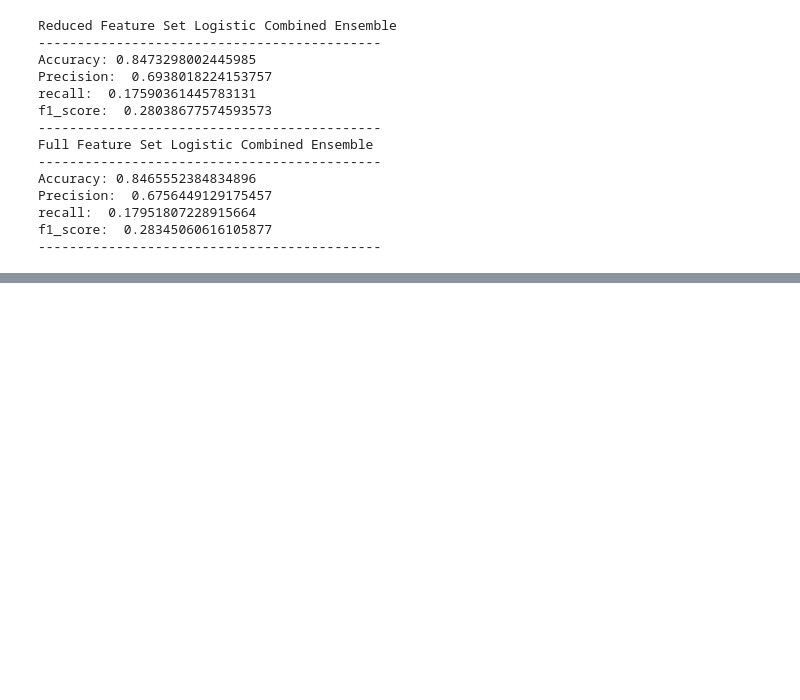
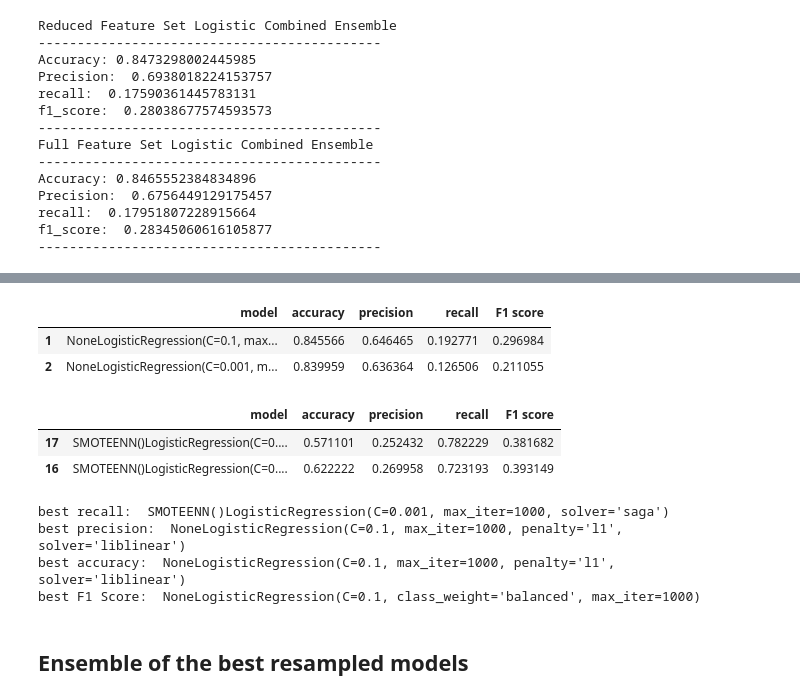
Before and after one commit to gracelovesyah/ml-and-health-predict-mortality-rate, a Jupyter notebook: notebook/4_logisticRegressionOpt.ipynb, the cells around one changed output, grey strips where cells are left out. Cells and saved outputs as stored; diff of their text form; code cells hidden in the pictures; blank space fills up the shorter version.

```diff
--- a/notebook/4_logisticRegressionOpt.ipynb
+++ b/notebook/4_logisticRegressionOpt.ipynb
@@ -314,0 +415,24 @@ f1_score:  0.28345060616105877
+# %%
+sample_comparison_DF.sort_values(by=['precision'], ascending=False).head(2)
+# %% [output]
+|  | model | accuracy | precision | recall | F1 score |
+| 1 | NoneLogisticRegression(C=0.1, max... | 0.845566 | 0.646465 | 0.192771 | 0.296984 |
+| 2 | NoneLogisticRegression(C=0.001, m... | 0.839959 | 0.636364 | 0.126506 | 0.211055 |
+# %%
+sample_comparison_DF.sort_values(by=['recall'], ascending=False).head(2)
+# %% [output]
+|  | model | accuracy | precision | recall | F1 score |
+| 17 | SMOTEENN()LogisticRegression(C=0.... | 0.571101 | 0.252432 | 0.782229 | 0.381682 |
+| 16 | SMOTEENN()LogisticRegression(C=0.... | 0.622222 | 0.269958 | 0.723193 | 0.393149 |
+# %%
+print('best recall: ', sample_comparison_DF.sort_values(by=['recall'], ascending=False).head(1).iloc[0]['model'])
+print('best precision: ',sample_comparison_DF.sort_values(by=['precision'], ascending=False).head(1).iloc[0]['model'])
+print('best accuracy: ',sample_comparison_DF.sort_values(by=['accuracy'], ascending=False).head(1).iloc[0]['model'])
+print('best F1 Score: ',sample_comparison_DF.sort_values(by=['F1 score'], ascending=False).head(1).iloc[0]['model'])
+# %% [output]
+best recall:  SMOTEENN()LogisticRegression(C=0.001, max_iter=1000, solver='saga')
+best precision:  NoneLogisticRegression(C=0.1, max_iter=1000, penalty='l1', solver='liblinear')
+best accuracy:  NoneLogisticRegression(C=0.1, max_iter=1000, penalty='l1', solver='liblinear')
+best F1 Score:  NoneLogisticRegression(C=0.1, class_weight='balanced', max_iter=1000)
+# %% [markdown]
+## Ensemble of the best resampled models
```
Also changed, not shown: parts of 8 cells of this notebook.
